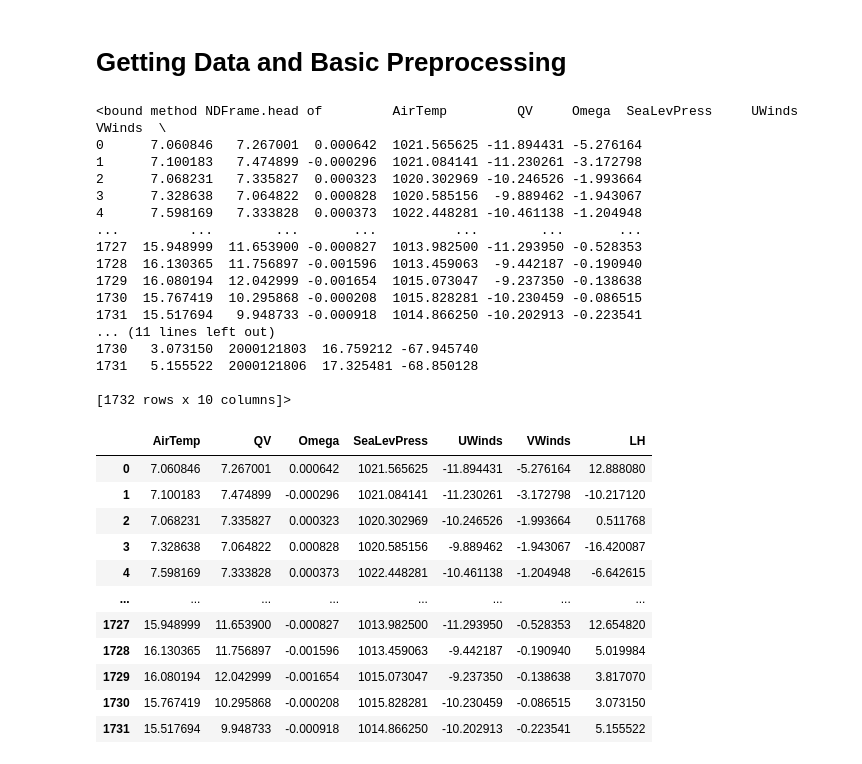
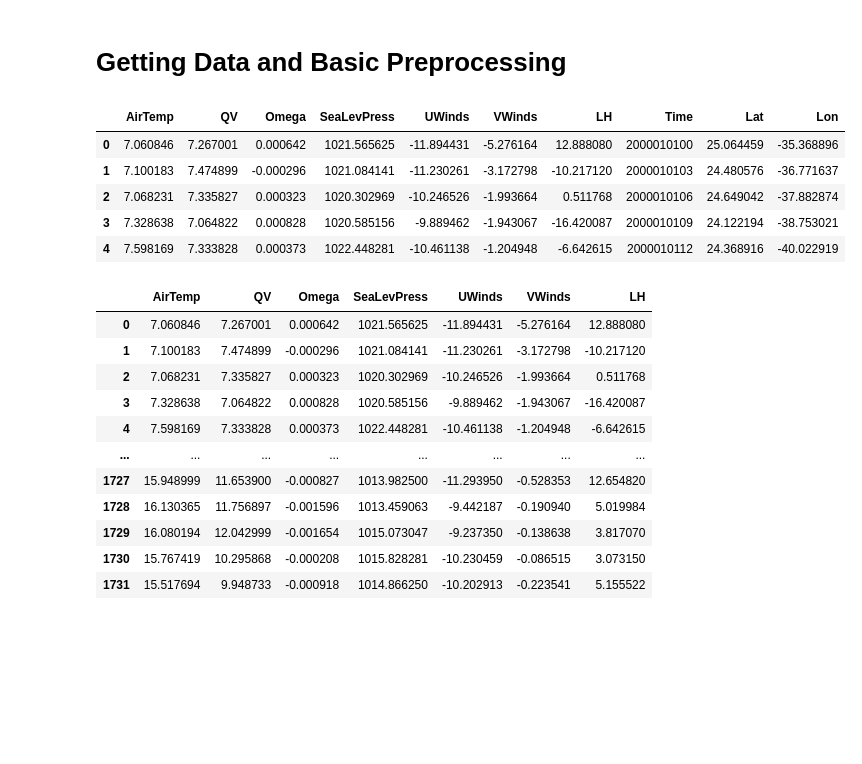
Before and after one commit to DanielRJohnson/EECS738-FP, a Jupyter notebook: LR_testing.ipynb, the cells around one changed output. Saved outputs shown, nothing was run; the diff lists cells and outputs as text; code cells hidden in the pictures; blank space fills up the shorter version.

```diff
--- a/LR_testing.ipynb
+++ b/LR_testing.ipynb
@@ -29,26 +32,15 @@ This ‘nonfiltered’ data has all available TEW matches for a single test year
 # %%
 data_850 = pd.read_csv('data_table_NA850_nonfiltered_updated.csv')
 
 # testing the view
-data_850.head
+data_850.head()
 # %% [output]
-<bound method NDFrame.head of         AirTemp         QV     Omega  SeaLevPress     UWinds    VWinds  \
-0      7.060846   7.267001  0.000642  1021.565625 -11.894431 -5.276164
-1      7.100183   7.474899 -0.000296  1021.084141 -11.230261 -3.172798
-2      7.068231   7.335827  0.000323  1020.302969 -10.246526 -1.993664
-3      7.328638   7.064822  0.000828  1020.585156  -9.889462 -1.943067
-4      7.598169   7.333828  0.000373  1022.448281 -10.461138 -1.204948
-...         ...        ...       ...          ...        ...       ...
-1727  15.948999  11.653900 -0.000827  1013.982500 -11.293950 -0.528353
-1728  16.130365  11.756897 -0.001596  1013.459063  -9.442187 -0.190940
-1729  16.080194  12.042999 -0.001654  1015.073047  -9.237350 -0.138638
-1730  15.767419  10.295868 -0.000208  1015.828281 -10.230459 -0.086515
-1731  15.517694   9.948733 -0.000918  1014.866250 -10.202913 -0.223541
-... (11 lines left out)
-1730   3.073150  2000121803  16.759212 -67.945740
-1731   5.155522  2000121806  17.325481 -68.850128
-
-[1732 rows x 10 columns]>
+|  | AirTemp | QV | Omega | SeaLevPress | UWinds | VWinds | LH | Time | Lat | Lon |
+| 0 | 7.060846 | 7.267001 | 0.000642 | 1021.565625 | -11.894431 | -5.276164 | 12.888080 | 2000010100 | 25.064459 | -35.368896 |
+| 1 | 7.100183 | 7.474899 | -0.000296 | 1021.084141 | -11.230261 | -3.172798 | -10.217120 | 2000010103 | 24.480576 | -36.771637 |
+| 2 | 7.068231 | 7.335827 | 0.000323 | 1020.302969 | -10.246526 | -1.993664 | 0.511768 | 2000010106 | 24.649042 | -37.882874 |
+| 3 | 7.328638 | 7.064822 | 0.000828 | 1020.585156 | -9.889462 | -1.943067 | -16.420087 | 2000010109 | 24.122194 | -38.753021 |
+| 4 | 7.598169 | 7.333828 | 0.000373 | 1022.448281 | -10.461138 | -1.204948 | -6.642615 | 2000010112 | 24.368916 | -40.022919 |
 # %%
 # for now, drop the Time, Lat, and Lon Data -- will revisit later
 data_850 = data_850.drop(columns = ['Time','Lat','Lon'])
```
Also changed, not shown: parts of 9 cells of this notebook.
